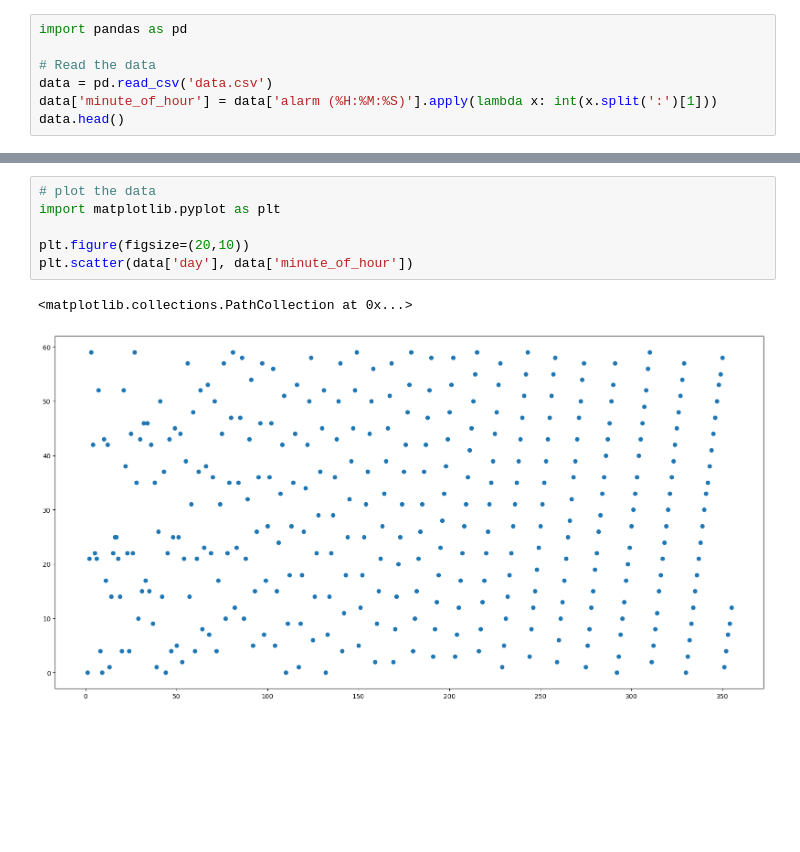
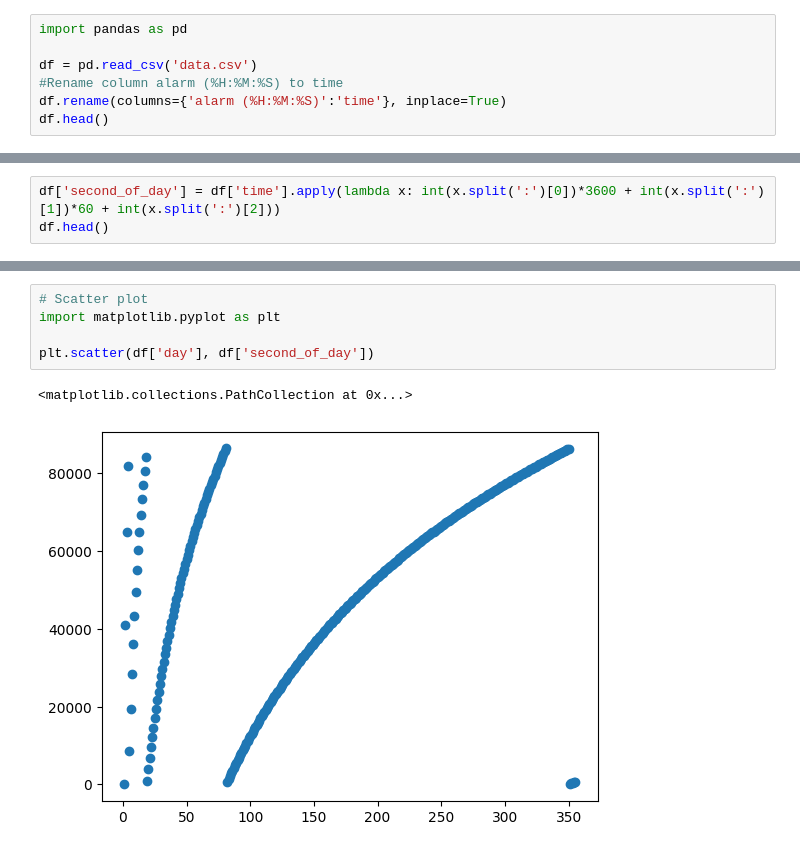
Before and after one commit to mahdouch9165/CS506Worksheets, a Jupyter notebook: challenge.ipynb, the cells around one changed output, grey strips where cells are left out. Cells and saved outputs as stored; diff of their text form; blank space fills up the shorter version.

```diff
--- a/challenge.ipynb
+++ b/challenge.ipynb
@@ -1,8 +1,8 @@
 # %%
 import pandas as pd
 
-# Read the data
-data = pd.read_csv('data.csv')
-data['minute_of_hour'] = data['alarm (%H:%M:%S)'].apply(lambda x: int(x.split(':')[1]))
-data.head()
+df = pd.read_csv('data.csv')
+#Rename column alarm (%H:%M:%S) to time
+df.rename(columns={'alarm (%H:%M:%S)':'time'}, inplace=True)
+df.head()
 # %% [output]
@@ -14,0 +15,3 @@ data.head()
+# %%
+df['second_of_day'] = df['time'].apply(lambda x: int(x.split(':')[0])*3600 + int(x.split(':')[1])*60 + int(x.split(':')[2]))
+df.head()
@@ -15,9 +25,8 @@ data.head()
 # %%
-# plot the data
+# Scatter plot
 import matplotlib.pyplot as plt
 
-plt.figure(figsize=(20,10))
-plt.scatter(data['day'], data['minute_of_hour'])
+plt.scatter(df['day'], df['second_of_day'])
 # %% [output]
 <matplotlib.collections.PathCollection at 0x...>
-[figure, old version]
+[figure, new version]
```
Also changed, not shown: parts of 5 cells of this notebook, 6 other files.
